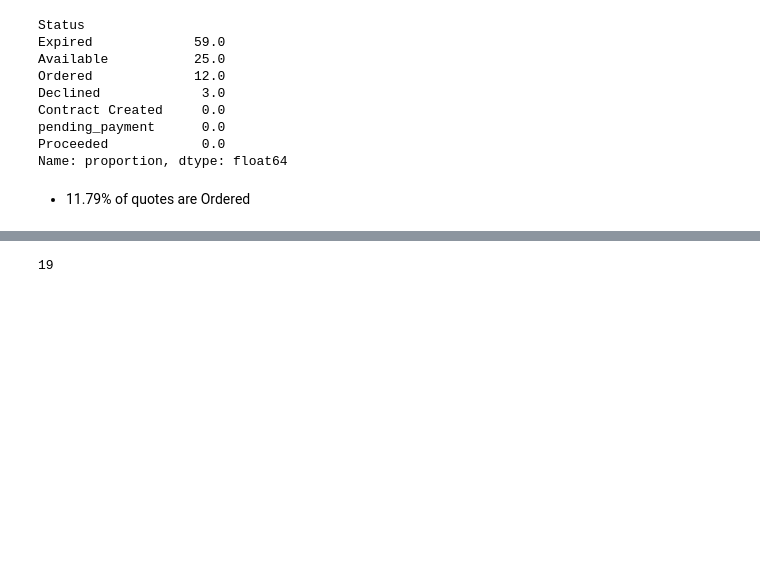
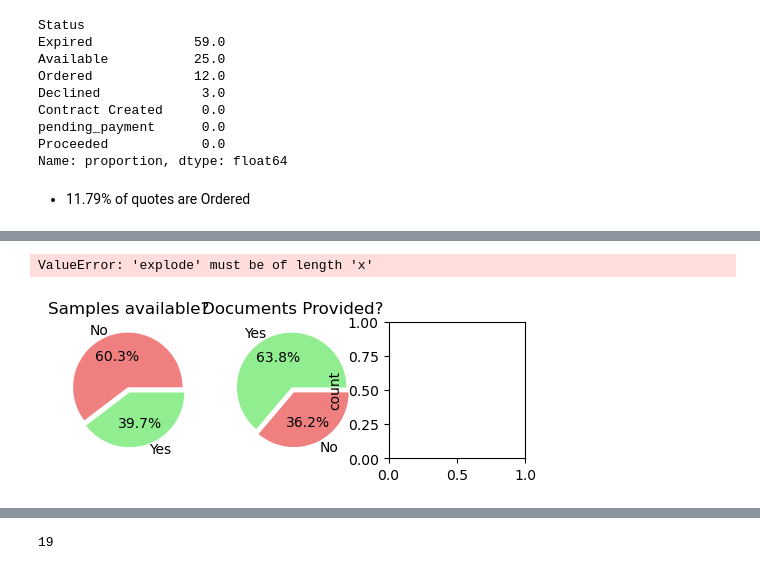
Before and after one commit to guillaumebrethes/Opply, a Jupyter notebook: S_1.ipynb, the cells around one changed output, grey strips where cells are left out. Saved outputs shown, nothing was run; the diff lists cells and outputs as text; code cells hidden in the pictures; blank space fills up the shorter version.

Commit message:
🚧 work in progress: graph sample available and documents provided

```diff
--- a/S_1.ipynb
+++ b/S_1.ipynb
@@ -293,0 +276,52 @@ Name: proportion, dtype: float64
+# %%
+# graphical representation of the variables 'Samples Available' and 'Documents Provided' separated and grouped
+
+plt.figure(figsize=(6,10))
+
+# Samples available
+plt.subplot(131)
+plt.title('Samples available?')
+
+quotes_ordered["Samples Available"].value_counts().plot(
+    kind='pie',
+    autopct='%1.1f%%',
+    explode=(0.05, 0.05),
+    colors=['lightcoral', 'lightgreen'],
+)
+plt.ylabel('')
+
+# Documents Provided
+plt.subplot(132)
+plt.title('Documents Provided?')
+
+quotes_ordered["Documents Provided"].value_counts().plot(
+    kind='pie',
+    autopct='%1.1f%%',
+    explode=(0.05, 0.05),
+    colors=['lightgreen', 'lightcoral'],
+)
+plt.ylabel('')
+
+# Samples available and Documents Provided
+
+#### note ...
+# i nedd to create an other column to aditionate this 2 values and draw after
+
+
+group_samples_provided = quotes_ordered[(quotes_ordered['Samples Available'] == 'Yes') & (quotes_ordered['Documents Provided'] == 'Yes')]
+
+plt.subplot(133)
+plt.title('')
+
+group_samples_provided['Samples Available'].value_counts().plot(
+    kind='pie',
+    autopct='%1.1f%%',
+    explode=(0.05, 0.05),
+    colors=['lightgreen', 'lightcoral'],
+)
+plt.ylabel('')
+
+plt.show()
+# %% [output]
+ValueError: 'explode' must be of length 'x'
+[figure, added]
```
Also changed, not shown: parts of 10 cells of this notebook.
